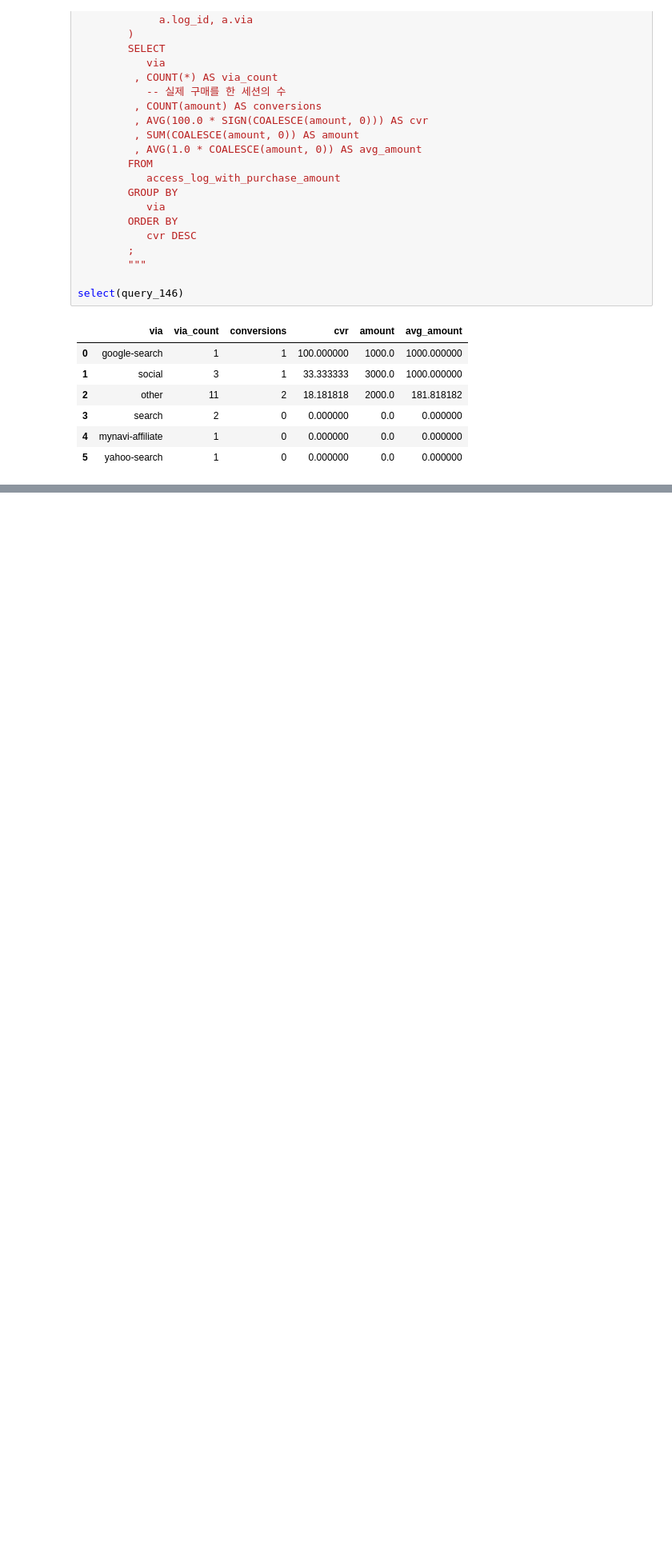
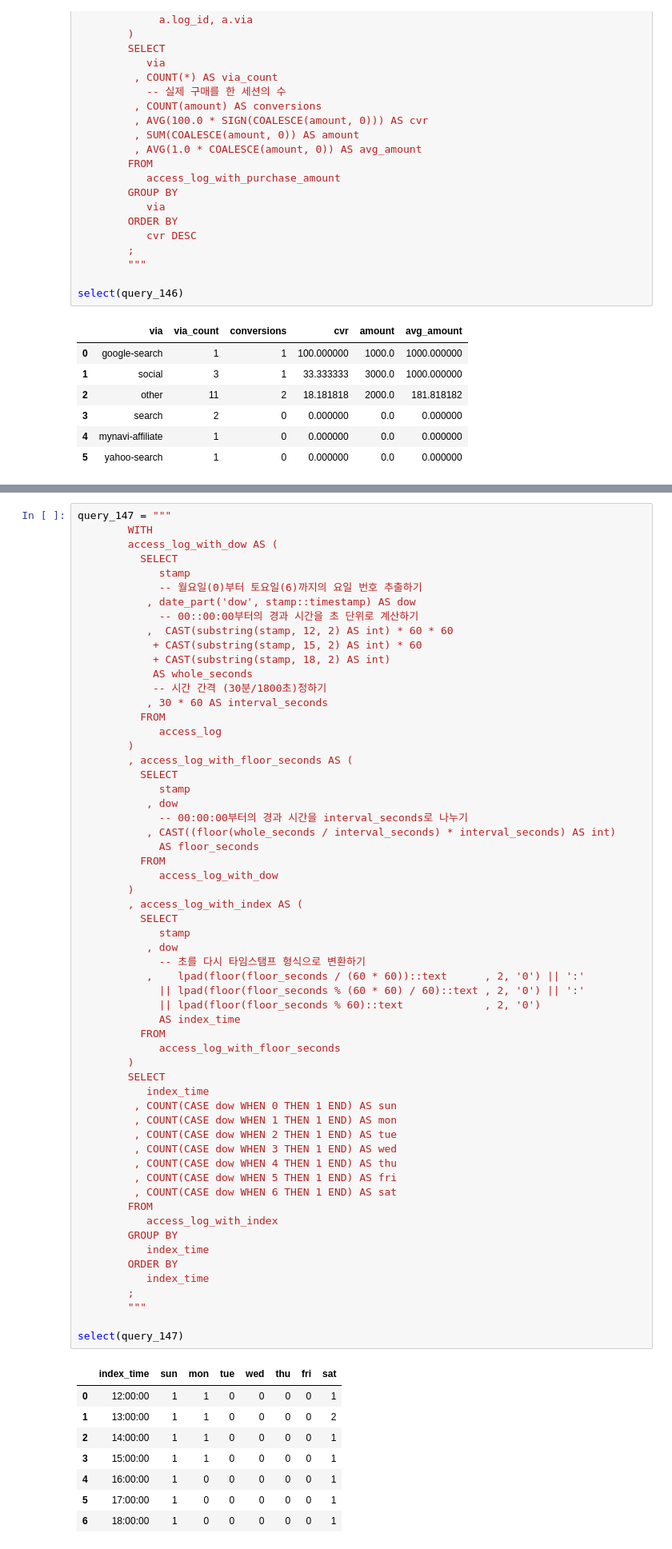
Before and after one commit to mittwoch09/Today-I-Learned, a Jupyter notebook: DataAnalysis/data_extraction_to_understand_behavior_on_website.ipynb, the cells around one changed output, grey strips where cells are left out. Shown at 80% size. Cells and saved outputs as stored; diff of their text form; blank space fills up the shorter version.

```diff
--- a/DataAnalysis/data_extraction_to_understand_behavior_on_website.ipynb
+++ b/DataAnalysis/data_extraction_to_understand_behavior_on_website.ipynb
@@ -343,0 +362,68 @@ select(query_146)
+# %%
+query_147 = """
+        WITH
+        access_log_with_dow AS (
+          SELECT
+             stamp
+             -- 월요일(0)부터 토요일(6)까지의 요일 번호 추출하기
+           , date_part('dow', stamp::timestamp) AS dow
+             -- 00::00:00부터의 경과 시간을 초 단위로 계산하기
+           ,  CAST(substring(stamp, 12, 2) AS int) * 60 * 60
+            + CAST(substring(stamp, 15, 2) AS int) * 60
+            + CAST(substring(stamp, 18, 2) AS int)
+            AS whole_seconds
+            -- 시간 간격 (30분/1800초)정하기
+           , 30 * 60 AS interval_seconds
+          FROM
+             access_log
+        )
+        , access_log_with_floor_seconds AS (
+          SELECT
+             stamp
+           , dow
+             -- 00:00:00부터의 경과 시간을 interval_seconds로 나누기
+           , CAST((floor(whole_seconds / interval_seconds) * interval_seconds) AS int)
+             AS floor_seconds
+          FROM
+             access_log_with_dow
+        )
+        , access_log_with_index AS (
+          SELECT
+             stamp
+           , dow
+             -- 초를 다시 타임스탬프 형식으로 변환하기
+           ,    lpad(floor(floor_seconds / (60 * 60))::text      , 2, '0') || ':'
+             || lpad(floor(floor_seconds % (60 * 60) / 60)::text , 2, '0') || ':'
+             || lpad(floor(floor_seconds % 60)::text             , 2, '0')
+             AS index_time
+          FROM
+             access_log_with_floor_seconds
+        )
+        SELECT
+           index_time
+         , COUNT(CASE dow WHEN 0 THEN 1 END) AS sun
+         , COUNT(CASE dow WHEN 1 THEN 1 END) AS mon
+         , COUNT(CASE dow WHEN 2 THEN 1 END) AS tue
+         , COUNT(CASE dow WHEN 3 THEN 1 END) AS wed
+         , COUNT(CASE dow WHEN 4 THEN 1 END) AS thu
+         , COUNT(CASE dow WHEN 5 THEN 1 END) AS fri
+         , COUNT(CASE dow WHEN 6 THEN 1 END) AS sat
+        FROM
+           access_log_with_index
+        GROUP BY
+           index_time
+        ORDER BY
+           index_time
+        ;
+        """
+
+select(query_147)
+# %% [output]
+|  | index_time | sun | mon | tue | wed | thu | fri | sat |
+| 0 | 12:00:00 | 1 | 1 | 0 | 0 | 0 | 0 | 1 |
+| 1 | 13:00:00 | 1 | 1 | 0 | 0 | 0 | 0 | 2 |
+| 2 | 14:00:00 | 1 | 1 | 0 | 0 | 0 | 0 | 1 |
+| 3 | 15:00:00 | 1 | 1 | 0 | 0 | 0 | 0 | 1 |
+| 4 | 16:00:00 | 1 | 0 | 0 | 0 | 0 | 0 | 1 |
+| 5 | 17:00:00 | 1 | 0 | 0 | 0 | 0 | 0 | 1 |
+| 6 | 18:00:00 | 1 | 0 | 0 | 0 | 0 | 0 | 1 |
```
Also changed, not shown: parts of 10 cells of this notebook.
